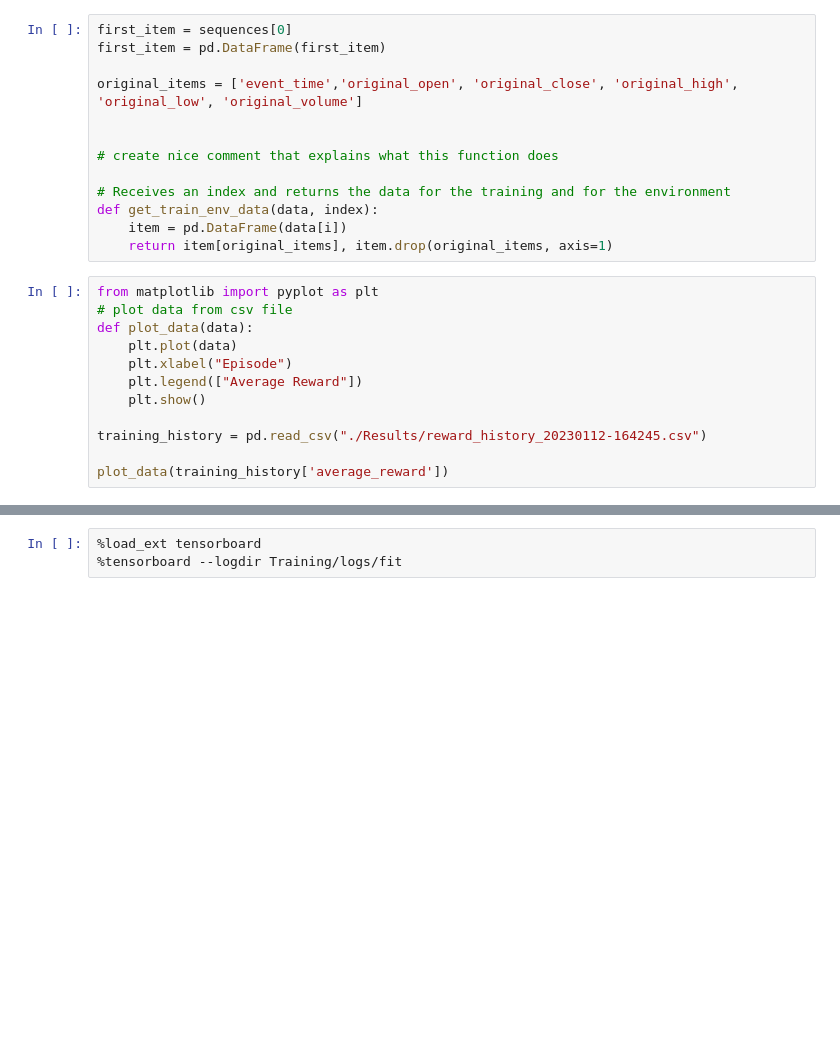
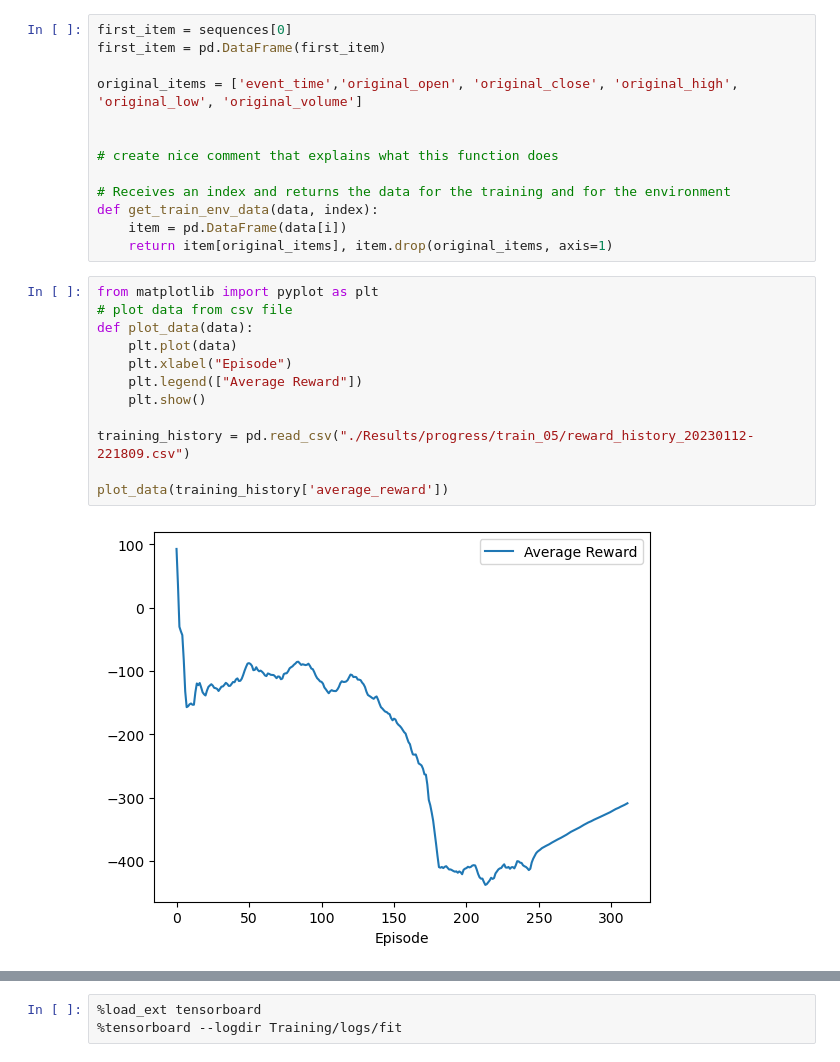
Before and after one commit to Jonohas/crypto-ai-trading, a Jupyter notebook: test-model.ipynb, the cells around one changed output, grey strips where cells are left out. Drawn from its saved outputs; the diff is of its cells as text; blank space fills up the shorter version.

```diff
--- a/test-model.ipynb
+++ b/test-model.ipynb
@@ -37,15 +57,17 @@ def get_train_env_data(data, index):
 # %%
 from matplotlib import pyplot as plt
 # plot data from csv file
 def plot_data(data):
     plt.plot(data)
     plt.xlabel("Episode")
     plt.legend(["Average Reward"])
     plt.show()
 
-training_history = pd.read_csv("./Results/reward_history_20230112-164245.csv")
+training_history = pd.read_csv("./Results/progress/train_05/reward_history_20230112-221809.csv")
 
 plot_data(training_history['average_reward'])
+# %% [output]
+[figure, added]
 # %%
 from enum import Enum
 from tqdm import tqdm
```
Also changed, not shown: parts of 6 cells of this notebook, 5 other files.
